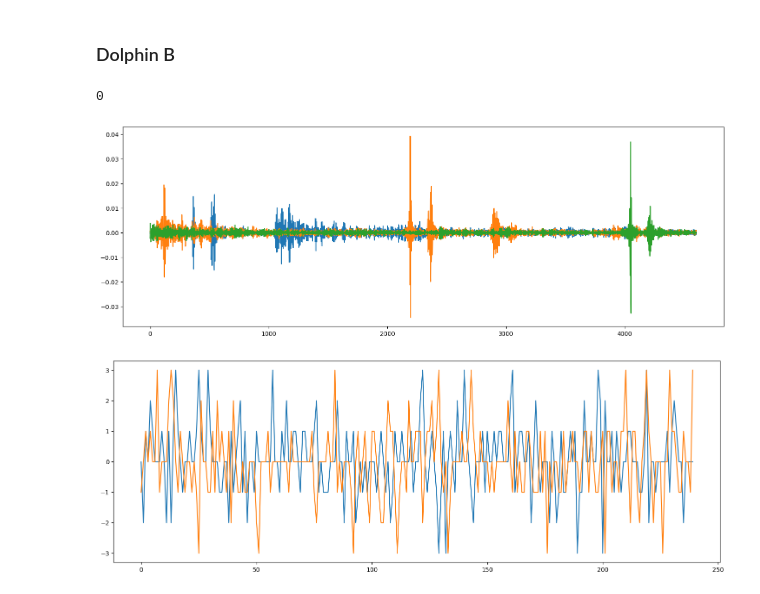
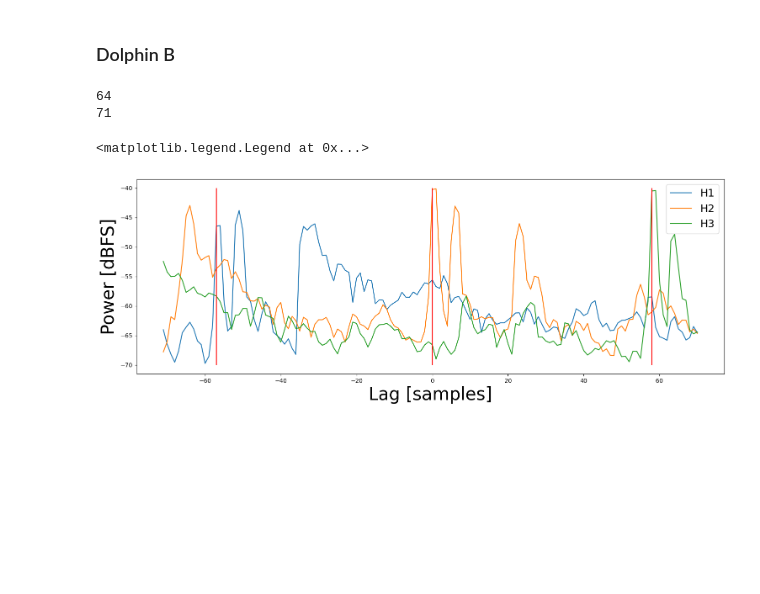
Before and after one commit to bpmasters/asa-challenge-24, a Jupyter notebook: asa-challenge-24.ipynb, the cells around one changed output. Saved outputs shown, nothing was run; the diff lists cells and outputs as text; code cells hidden in the pictures; blank space fills up the shorter version.

```diff
--- a/asa-challenge-24.ipynb
+++ b/asa-challenge-24.ipynb
@@ -85,7 +103,7 @@ plt.legend(fontsize=18)
 [figure]
 # %%
 # Analysis Parameters for Simple Click Detection
-win_size = 64
+win_size = 32
 noverlap = int(win_size*.5) #np.int(np.ceil(win_size/10)) Use no overlap here for minimal uncertainty
 pk_distance = .007 * fs/(win_size-noverlap)  # Distance between peaks, frames based on 7 ms expected ICI
 print(pk_distance)
@@ -100,8 +118,8 @@ h2_buff = buffer(h2b, win_size, noverlap)
 h2_buff_pow = 20*np.log10(np.sqrt(np.mean(h2_buff**2,axis=1)))
 
 # Specify parameters for click detection
-dB_peak_thresh_a = 25  # Dolphin A threshold
-dB_peak_thresh_b = 20  # Dolphin B threshold
+dB_peak_thresh_a = 28  # Dolphin A threshold
+dB_peak_thresh_b = 23  # Dolphin B threshold
 
 
 # Run prominence based peak detector to find envelope (clicks)
@@ -142,8 +160,8 @@ h1_buff = buffer(h1b, win_size, noverlap)
 h1_buff_pow = 20*np.log10(np.sqrt(np.mean(h1_buff**2,axis=1)))
 
 # Specify parameters for click detection
-dB_peak_thresh_a = 15  # Dolphin A threshold
-dB_peak_thresh_b = 15  # Dolphin B threshold
+dB_peak_thresh_a = 28  # Dolphin A threshold
+dB_peak_thresh_b = 23  # Dolphin B threshold
 
 # Run prominence based peak detector to find envelope (clicks)
 h1_peaks_a, _ = scipy.signal.find_peaks(h1_buff_pow[ts_buff<click_cutoff_t], prominence=dB_peak_thresh_a, distance=pk_distance)
@@ -172,8 +190,8 @@ h3_buff = buffer(h3b, win_size, noverlap)
 h3_buff_pow = 20*np.log10(np.sqrt(np.mean(h3_buff**2,axis=1)))
 
 # Specify parameters for click detection
-dB_peak_thresh_a = 15  # Dolphin A threshold
-dB_peak_thresh_b = 15  # Dolphin B threshold
+dB_peak_thresh_a = 28  # Dolphin A threshold
+dB_peak_thresh_b = 23  # Dolphin B threshold
 
 # Run prominence based peak detector to find envelope (clicks)
 h3_peaks_a, _ = scipy.signal.find_peaks(h3_buff_pow[ts_buff<click_cutoff_t], prominence=dB_peak_thresh_a, distance=pk_distance)
@@ -389,43 +421,53 @@ plt.plot(filt_lags_23)
 # %%
 # Dolphin B
 
 lags_12 = []
 lags_23 = []
 
-# win_width = int(np.ceil(max_td*fs/(win_size-noverlap)))
-# click_cutoff_winds = int(np.ceil(click_cutoff_t*fs/(win_size-noverlap)))
-win_width = int(np.ceil(max_td*fs))#/(win_size-noverlap)))
-click_cutoff_winds = int(np.ceil(click_cutoff_t*fs))#/(win_size-noverlap)))
+win_width = int(np.ceil(max_td*fs)/(win_size-noverlap))
 frame_to_sample = win_size-noverlap
-
-for peak in h2_peaks_b:
+print(win_size)
+print(win_width)
+for i, peak in enumerate(h2_peaks_b):
   # only run gcc if theres peaks in both other hydrophones
   if (np.abs(h1_peaks_b - peak) < win_width).any() and (np.abs(h3_peaks_b - peak) < win_width).any():
-    non_win_loc = peak*frame_to_sample + click_cutoff_winds
-    # h1_sig = h1_buff_pow[non_win_loc-win_width:non_win_loc+win_width]
-    # h2_sig = h2_buff_pow[non_win_loc-win_width:non_win_loc+win_width]
-    # h3_sig = h3_buff_pow[non_win_loc-win_width:non_win_loc+win_width]
+    non_win_loc = peak + int(click_cutoff_t*fs/(win_size-noverlap))#*frame_to_sample
 
-    h1_sig = h1b[non_win_loc-win_width:non_win_loc+win_width]
-    h2_sig = h2b[non_win_loc-win_width:non_win_loc+win_width]
-    h3_sig = h3b[non_win_loc-win_width:non_win_loc+win_width]
+    # if i < len(h2_peaks_a)-1:
+    #   post_win = min(win_width, h2_peaks_a[i+1]-peak)
+    # else:
+    post_win = win_width
+    # if i > 0:
+    #   pre_win = min(win_width, peak-h2_peaks_a[i-1])
+    # else:
+    pre_win = win_width
+
+    h1_sig = h1_buff_pow[non_win_loc-pre_win:non_win_loc+post_win]
+    h2_sig = h2_buff_pow[non_win_loc-pre_win:non_win_loc+post_win]
+    h3_sig = h3_buff_pow[non_win_loc-pre_win:non_win_loc+post_win]
+
+    # h1_sig = h1b[non_win_loc-pre_win:non_win_loc+post_win]
+    # h2_sig = h2b[non_win_loc-pre_win:non_win_loc+post_win]
+    # h3_sig = h3b[non_win_loc-pre_win:non_win_loc+post_win]
 
     lag_12, cc_12 = gccphat(h1_sig, h2_sig, max_td, fs)
     lag_23, cc_23 = gccphat(h2_sig, h3_sig, max_td, fs)
 
     lags_12.append(lag_12)
     lags_23.append(lag_23)
 
 plt.figure()
-plt.plot(h1_sig)
-plt.plot(h2_sig)
-plt.plot(h3_sig)
-
-plt.figure()
-plt.plot(lags_12)
-plt.plot(lags_23)
-print(lag_12)
+plt.plot(-len(h1_sig)/2+np.arange(0,len(h1_sig)), h1_sig, label='H1')
+plt.plot(-len(h2_sig)/2+np.arange(0,len(h2_sig)), h2_sig, label='H2')
+plt.plot(-len(h3_sig)/2+np.arange(0,len(h3_sig)), h3_sig, label='H3')
+plt.vlines(0, -70, -40, 'r')
+plt.vlines(lag_12, -70, -40, 'r')
+plt.vlines(abs(lag_23), -70, -40, 'r')
+plt.xlabel('Lag [samples]', fontsize = 30)
+plt.ylabel('Power [dBFS]', fontsize = 30)
+plt.legend(fontsize=18)
 # %% [output]
-0
+64
+71
+<matplotlib.legend.Legend at 0x...>
-[figure, old version]
+[figure, new version]
-[figure, removed]
```
Also changed, not shown: parts of 15 cells of this notebook.
